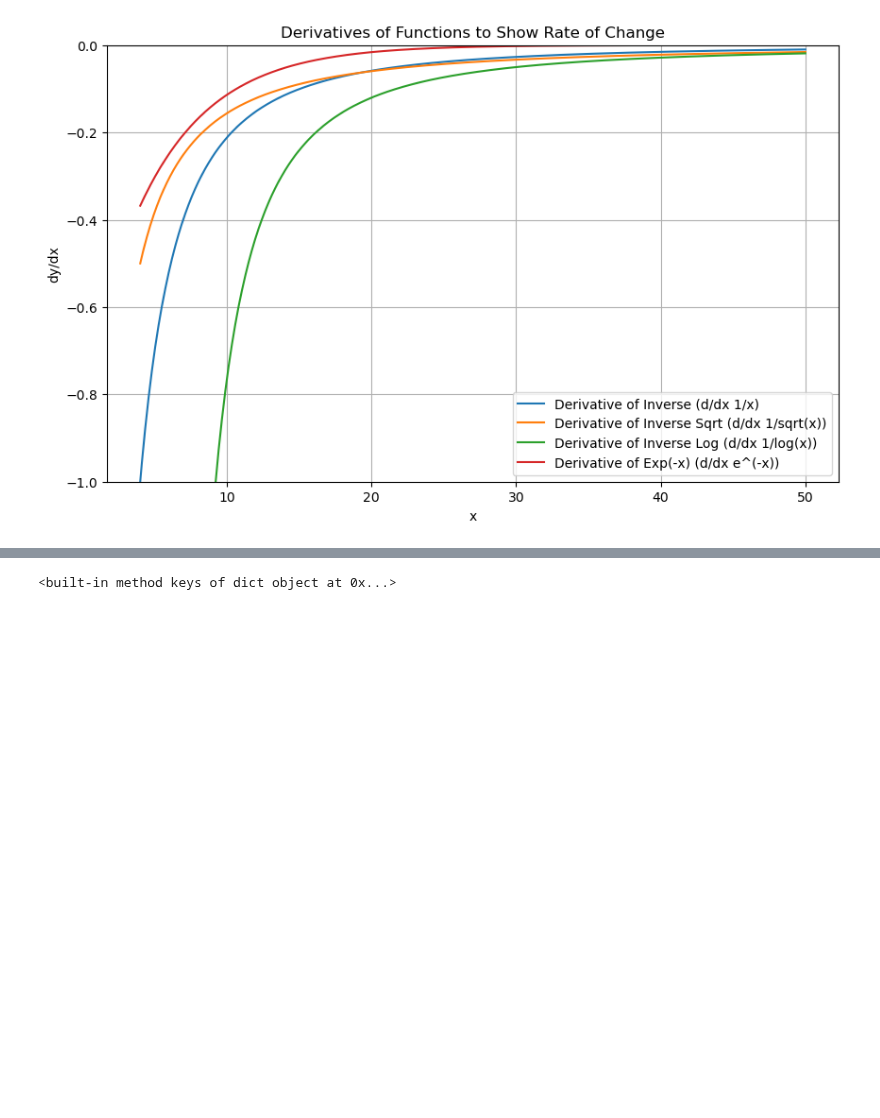
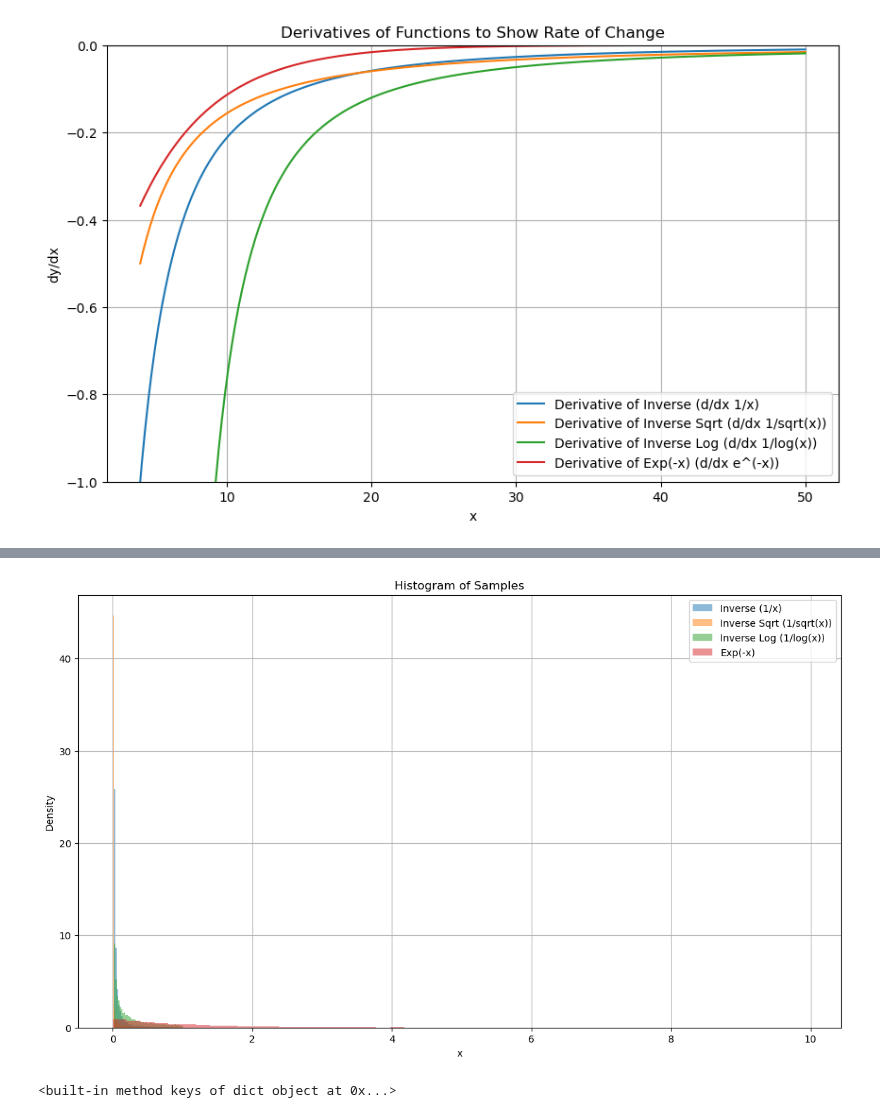
Before and after one commit to HenriSmidt/Alzheimer_Detection, a Jupyter notebook: scratchpad.ipynb, the cells around one changed output, grey strips where cells are left out. Cells and saved outputs as stored; diff of their text form; code cells hidden in the pictures; blank space fills up the shorter version.

```diff
--- a/scratchpad.ipynb
+++ b/scratchpad.ipynb
@@ -1149,3 +1215,25 @@ plt.show()
+# %%
+# Generate samples using inverse transform sampling
+n_samples = 10000
+samples_inverse = 1 / np.random.uniform(1, 50, n_samples)
+samples_inverse_sqrt = (1 / np.random.uniform(1, 50, n_samples))**2
+samples_inverse_log = 1 / np.exp(np.random.uniform(np.log(1), np.log(50), n_samples))
+samples_exp_neg = -np.log(np.random.uniform(np.exp(-50), 1, n_samples))
+
+# Plot the histograms
+plt.figure(figsize=(14, 8))
+plt.hist(samples_inverse, bins=50, alpha=0.5, label='Inverse (1/x)', density=True)
+plt.hist(samples_inverse_sqrt, bins=50, alpha=0.5, label='Inverse Sqrt (1/sqrt(x))', density=True)
+plt.hist(samples_inverse_log, bins=50, alpha=0.5, label='Inverse Log (1/log(x))', density=True)
+plt.hist(samples_exp_neg, bins=50, alpha=0.5, label='Exp(-x)', density=True)
+plt.xlabel('x')
+plt.ylabel('Density')
+plt.title('Histogram of Samples')
+plt.legend()
+plt.grid(True)
+plt.show()
+# %% [output]
+[figure, added]
 # %%
 import os
 import pickle
```
Also changed, not shown: parts of 18 cells of this notebook, 2 other files.
